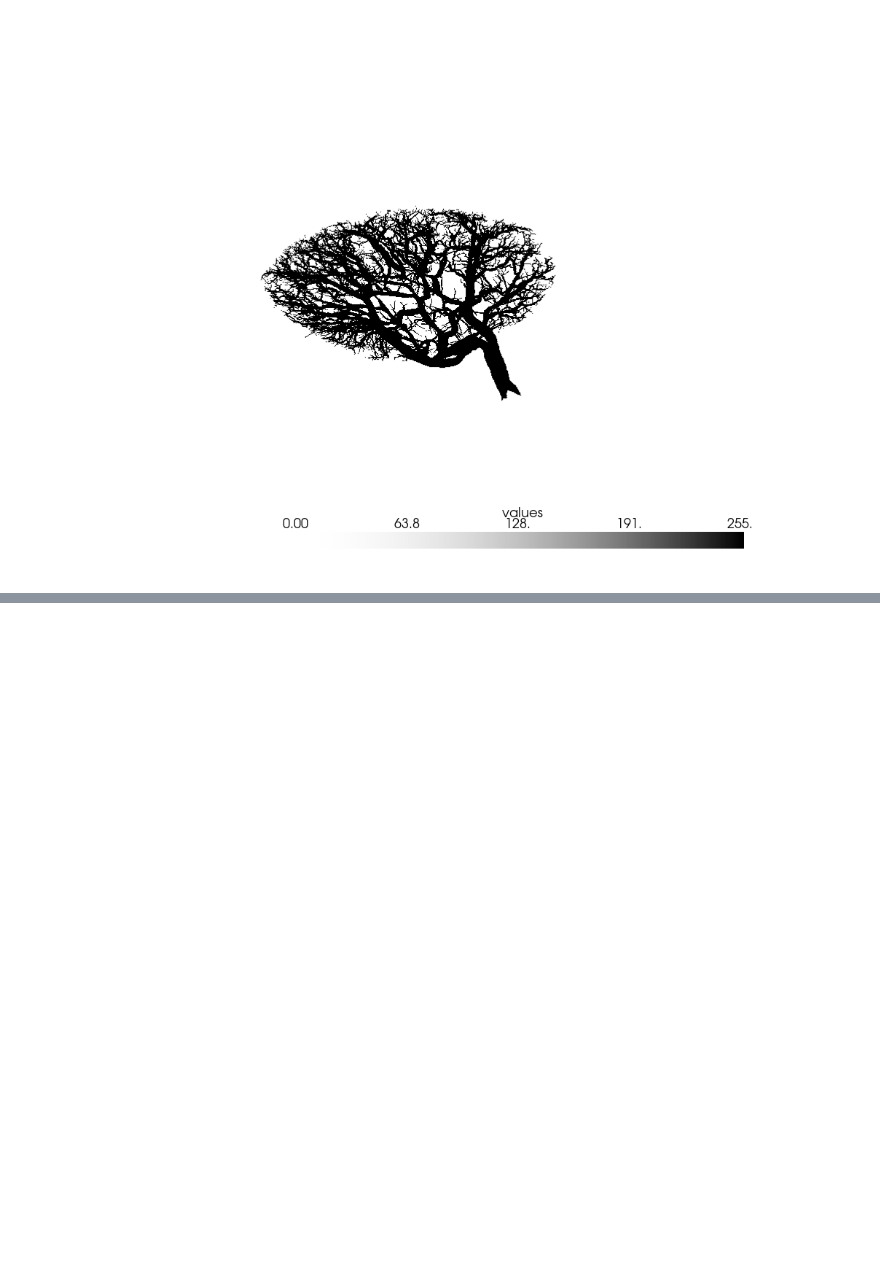
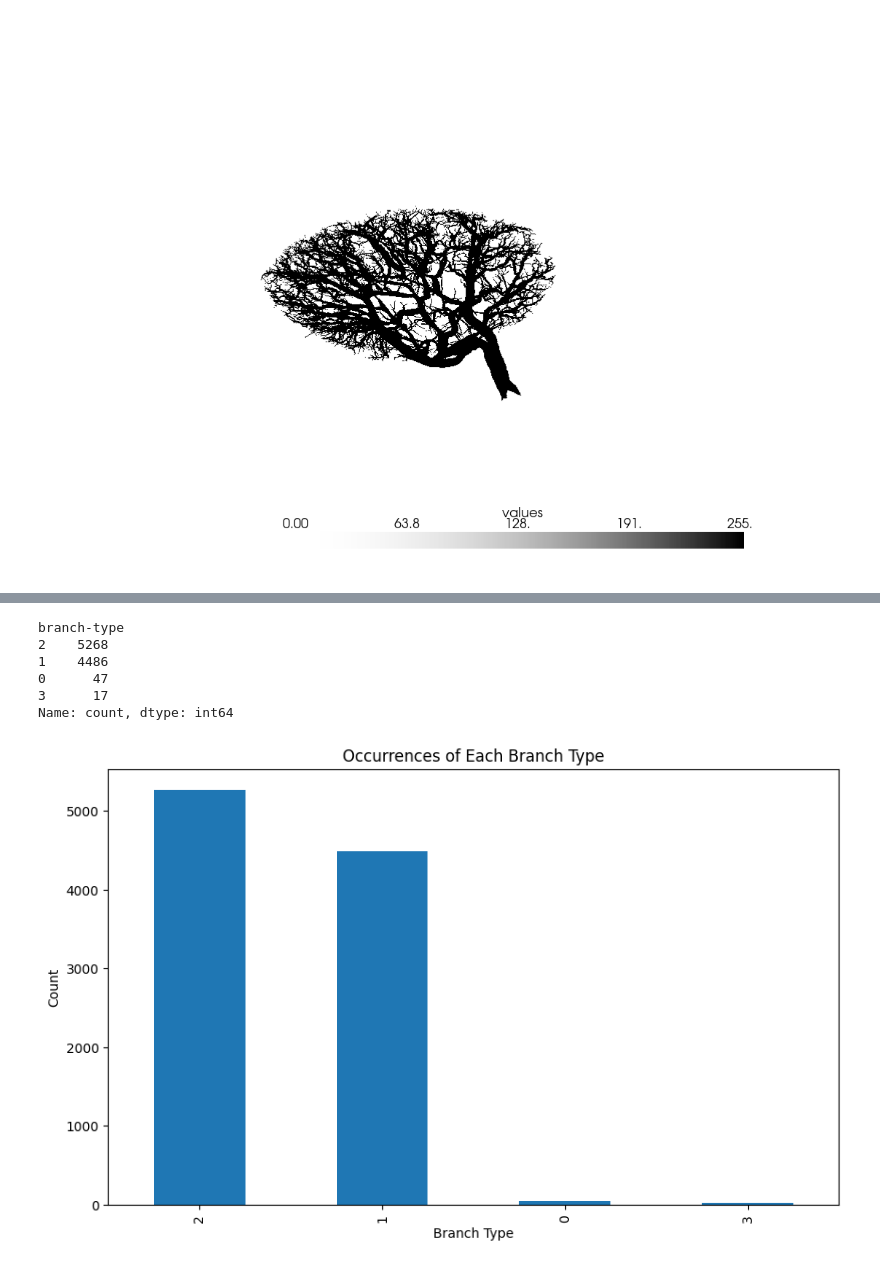
Before and after one commit to nereaSuacab/specialCourse_fall24, a Jupyter notebook: volumes.ipynb, the cells around one changed output, grey strips where cells are left out. Drawn from its saved outputs; the diff is of its cells as text; code cells hidden in the pictures; blank space fills up the shorter version.

```diff
--- a/volumes.ipynb
+++ b/volumes.ipynb
@@ -46,0 +135,29 @@ Falling back to a static output.
+# %%
+# Count the occurrences of each branch type
+branch_type_counts = branch_data['branch-type'].value_counts()
+
+# Display the result
+print(branch_type_counts)
+# %% [output]
+branch-type
+2    5268
+1    4486
+0      47
+3      17
+Name: count, dtype: int64
+# %%
+import matplotlib.pyplot as plt
+
+# Create a bar plot
+plt.figure(figsize=(10, 6))
+branch_type_counts.plot(kind='bar')
+
+# Add labels and title
+plt.xlabel('Branch Type')
+plt.ylabel('Count')
+plt.title('Occurrences of Each Branch Type')
+
+# Display the plot
+plt.show()
+# %% [output]
+[figure, added]
```
Also changed, not shown: parts of 14 cells of this notebook, 1 other file.
